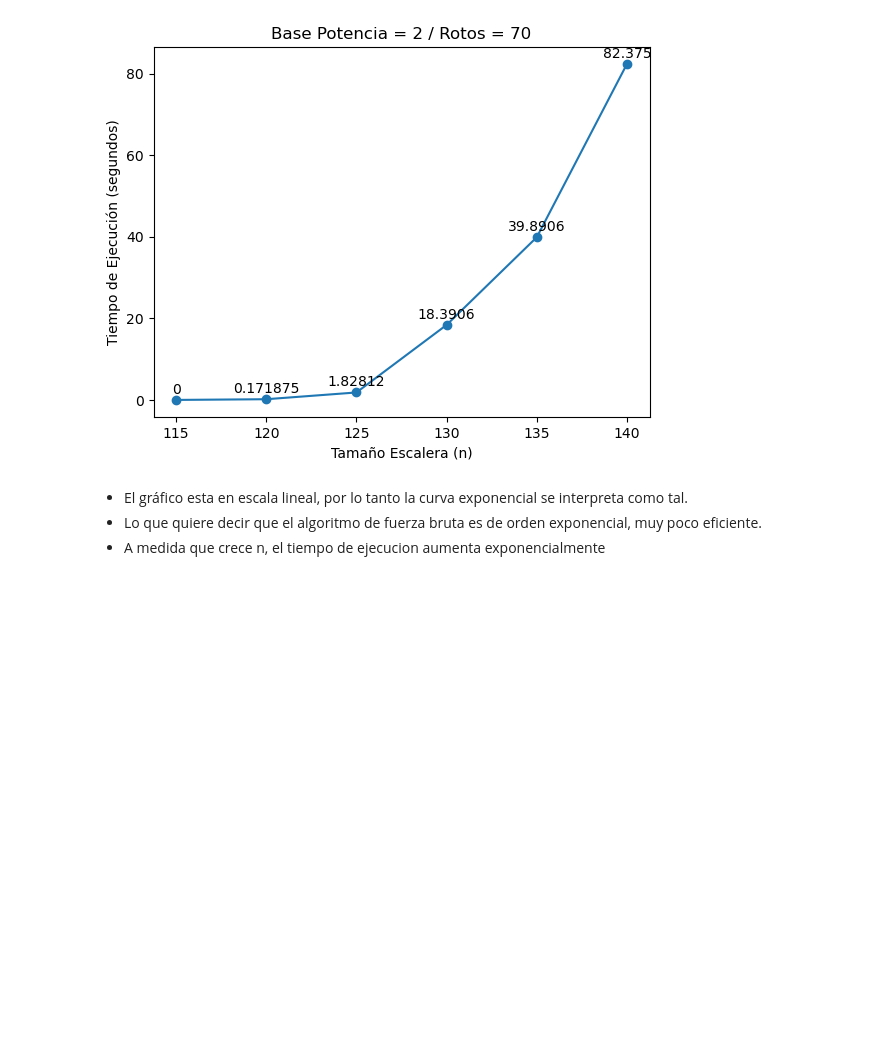
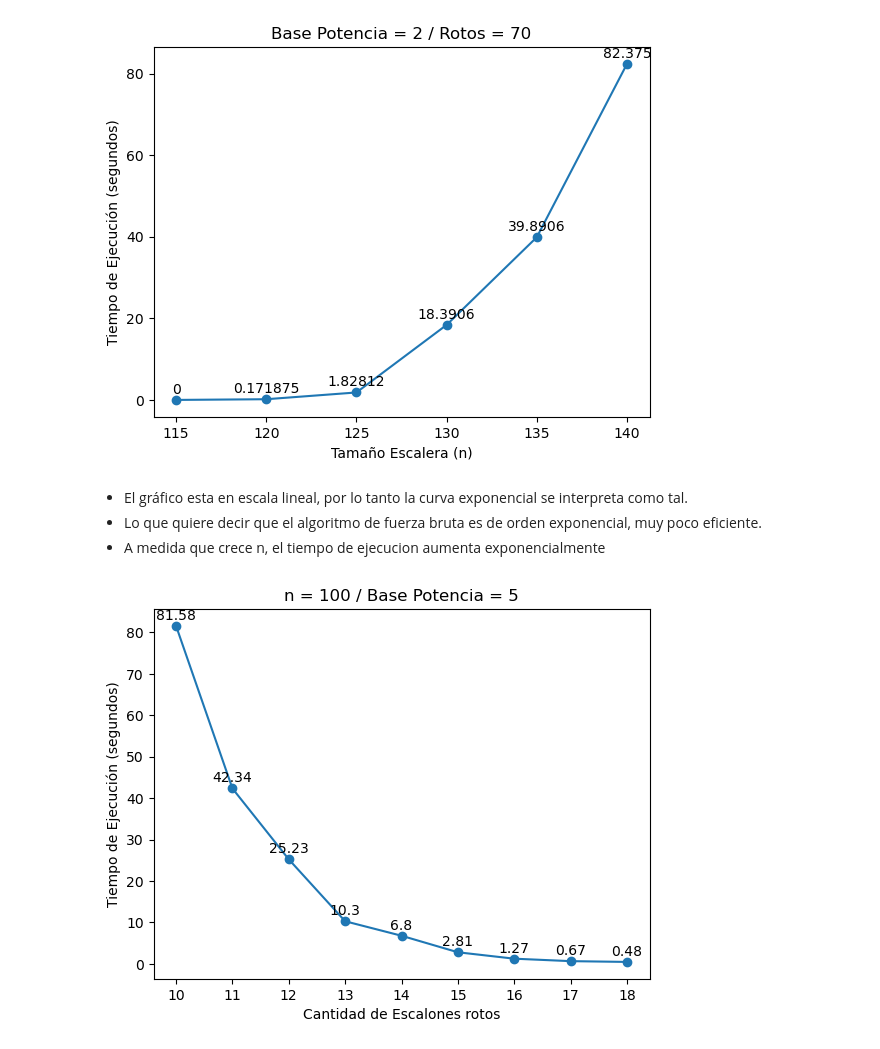
Before and after one commit to PipeCordova/Tarea_INFO145_2023_I, a Jupyter notebook: Subiendo la Escalera/Graficos/Gráficos.ipynb, the cells around one changed output. Cells and saved outputs as stored; diff of their text form; code cells hidden in the pictures; blank space fills up the shorter version.

```diff
--- a/Subiendo la Escalera/Graficos/Gráficos.ipynb
+++ b/Subiendo la Escalera/Graficos/Gráficos.ipynb
@@ -65,3 +65,18 @@ plt.show()
 - El gráfico esta en escala lineal, por lo tanto la curva exponencial se interpreta como tal.
 - Lo que quiere decir que el algoritmo de fuerza bruta es de orden exponencial, muy poco eficiente.
 - A medida que crece n, el tiempo de ejecucion aumenta exponencialmente
+# %%
+r1 = [10, 11, 12, 13, 14, 15, 16, 17, 18]
+t1 = [81.5781, 42.3438, 25.2344, 10.2969, 6.801, 2.8125, 1.2656, 0.671, 0.4843]
+
+plt.plot(r1, t1, marker='o')
+plt.xlabel('Cantidad de Escalones rotos')
+plt.ylabel('Tiempo de Ejecución (segundos)')
+plt.title('n = 100 / Base Potencia = 5')
+
+for i in range(len(r1)):
+    plt.text(r1[i], t1[i]+0.8, str(round(t1[i],2)), ha='center', va='bottom')
+
+plt.show()
+# %% [output]
+[figure, added]
```
